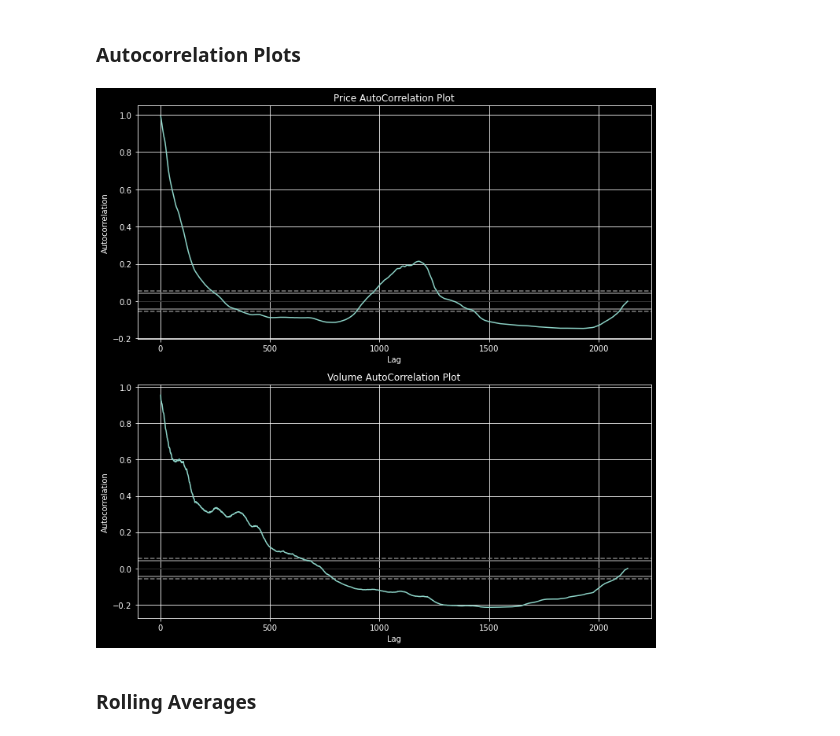
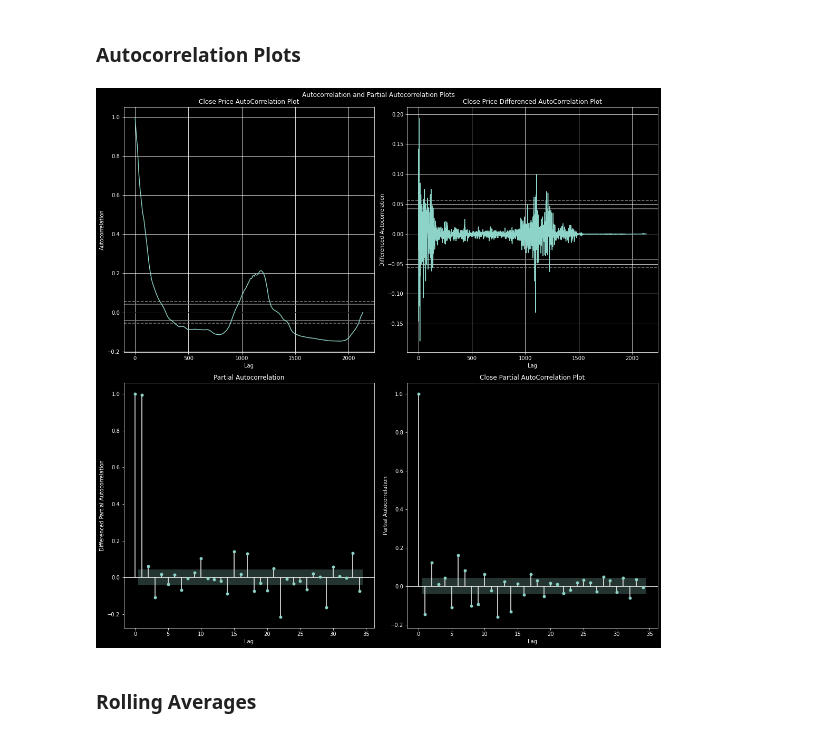
Before and after one commit to CamLadd/Ethereum_forecasting, a Jupyter notebook: model_testing.ipynb, the cells around one changed output. Cells and saved outputs as stored; diff of their text form; code cells hidden in the pictures.

Commit message:
improved autocorrelation plots

```diff
--- a/model_testing.ipynb
+++ b/model_testing.ipynb
@@ -193,17 +193,32 @@ fig.show()
 display(px.line(data_frame=weekly_df, x=weekly_df.index, y=weekly_df['Volume'], title='Volume Data'))
 # %% [markdown]
 ### Autocorrelation Plots
-# %%
-from pandas.plotting import autocorrelation_plot
-fig, ax = plt.subplots(2, figsize=(10,10))
-autocorrelation_plot(df['Open'], ax=ax[0])
-ax[0].set_title('Price AutoCorrelation Plot')
-autocorrelation_plot(df['Volume'], ax=ax[1])
-ax[1].set_title('Volume AutoCorrelation Plot')
-
-plt.tight_layout()
-# %% [output]
-[figure, removed]
+# %%
+from pandas.plotting import autocorrelation_plot
+from statsmodels.graphics.tsaplots import plot_pacf
+fig, ax = plt.subplots(2, 2, figsize=(15, 15))
+
+autocorrelation_plot(df['Close'].dropna(), ax=ax[0][0])
+ax[0][0].set_title('Close Price AutoCorrelation Plot')
+
+autocorrelation_plot(df['Close'].diff().dropna(), ax=ax[0][1])
+ax[0][1].set_title('Close Price Differenced AutoCorrelation Plot')
+ax[0][1].set_ylabel('Differenced Autocorrelation')
+
+plot_pacf(df['Close'].diff().dropna(), ax=ax[1][1])
+ax[1][0].set_title('Close Differenced Partial AutoCorrelation Plot')
+ax[1][0].set_xlabel('Lag')
+ax[1][0].set_ylabel('Differenced Partial Autocorrelation')
+
+plot_pacf(df['Close'].dropna(), ax=ax[1][0])
+ax[1][1].set_title('Close Partial AutoCorrelation Plot')
+ax[1][1].set_xlabel('Lag')
+ax[1][1].set_ylabel('Partial Autocorrelation')
+
+plt.suptitle('Autocorrelation and Partial Autocorrelation Plots')
+plt.tight_layout()
+# %% [output]
+[figure, added]
 # %% [markdown]
 ### Rolling Averages
 # %%
```
Also changed, not shown: parts of 1 cell of this notebook.
